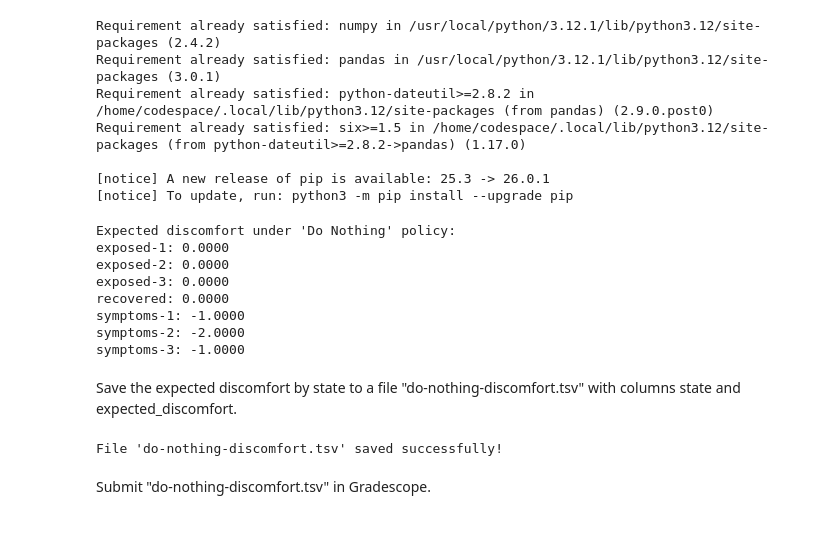
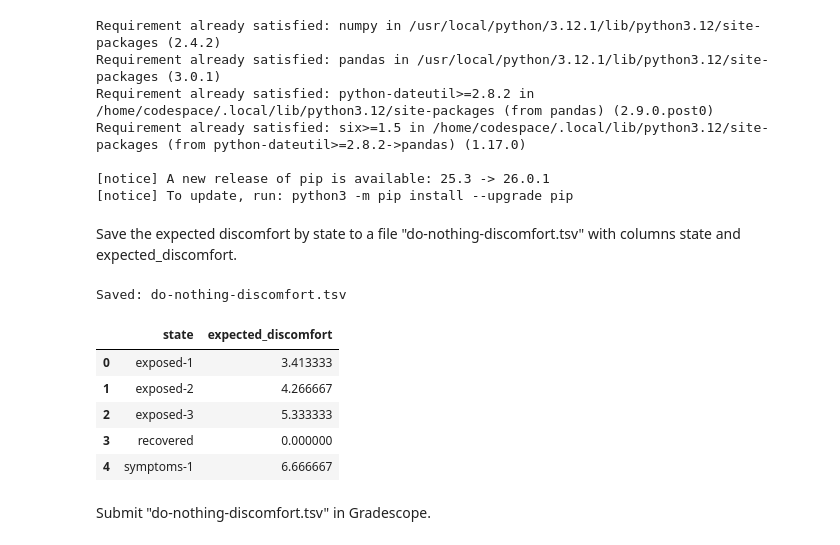
Before and after one commit to muathdb/Project-6, a Jupyter notebook: project.ipynb, the cells around one changed output. Cells and saved outputs as stored; diff of their text form; code cells hidden in the pictures.

```diff
--- a/project.ipynb
+++ b/project.ipynb
@@ -44,61 +44,3 @@ Requirement already satisfied: six>=1.5 in /home/codespace/.local/lib/python3.12
 
 [notice] A new release of pip is available: 25.3 -> 26.0.1
 [notice] To update, run: python3 -m pip install --upgrade pip
-# %%
-# YOUR CHANGES HERE
-
-import numpy as np
-import pandas as pd
-
-# Load transition probabilities
-transitions = pd.read_csv("twizzleflu-transitions.tsv", sep="\t")
-
-# Load rewards
-rewards = pd.read_csv("twizzleflu-rewards.tsv", sep="\t")
-
-states = sorted(transitions['state'].unique())
-n_states = len(states)
-
-# Create state index mapping
-state_to_idx = {s: i for i, s in enumerate(states)}
-
-# Extract reward vector (negative = discomfort)
-R = np.zeros(n_states)
-for _, row in rewards.iterrows():
-    R[state_to_idx[row['state']]] = row['reward']
-
-# Build transition matrix for "do nothing" action
-P = np.zeros((n_states, n_states))
-
-do_nothing = transitions[transitions['action'] == "do_nothing"]
-
-for _, row in do_nothing.iterrows():
-    i = state_to_idx[row['state']]
-    j = state_to_idx[row['next_state']]
-    P[i, j] = row['probability']
-
-# Value Iteration (gamma very close to 1 since no discount)
-gamma = 0.999
-V = np.zeros(n_states)
-
-tolerance = 1e-8
-max_iter = 10000
-
-for _ in range(max_iter):
-    V_new = R + gamma * P.dot(V)
-    if np.max(np.abs(V_new - V)) < tolerance:
-        break
-    V = V_new
-
-print("Expected discomfort under 'Do Nothing' policy:")
-for s, v in zip(states, V):
-    print(f"{s}: {v:.4f}")
-# %% [output]
-Expected discomfort under 'Do Nothing' policy:
-exposed-1: 0.0000
-exposed-2: 0.0000
-exposed-3: 0.0000
-recovered: 0.0000
-symptoms-1: -1.0000
-symptoms-2: -2.0000
-symptoms-3: -1.0000
@@ -107,18 +96,22 @@ Save the expected discomfort by state to a file "do-nothing-discomfort.tsv" with
 # %%
 # YOUR CHANGES HERE
 
-# Create dataframe
-output_df = pd.DataFrame({
+out = pd.DataFrame({
     "state": states,
-    "expected_discomfort": V
-})
+    "expected_discomfort": expected_discomfort
+}).sort_values("state")
 
-# Save to TSV
-output_df.to_csv("do-nothing-discomfort.tsv", sep="\t", index=False)
-
-print("File 'do-nothing-discomfort.tsv' saved successfully!")
+out.to_csv("do-nothing-discomfort.tsv", sep="\t", index=False)
+print("Saved: do-nothing-discomfort.tsv")
+out.head()
 # %% [output]
-File 'do-nothing-discomfort.tsv' saved successfully!
+Saved: do-nothing-discomfort.tsv
+|  | state | expected_discomfort |
+| 0 | exposed-1 | 3.413333 |
+| 1 | exposed-2 | 4.266667 |
+| 2 | exposed-3 | 5.333333 |
+| 3 | recovered | 0.000000 |
+| 4 | symptoms-1 | 6.666667 |
 # %% [markdown]
 Submit "do-nothing-discomfort.tsv" in Gradescope.
 # %% [markdown]
```
Also changed, not shown: parts of 18 cells of this notebook, 6 other files.
